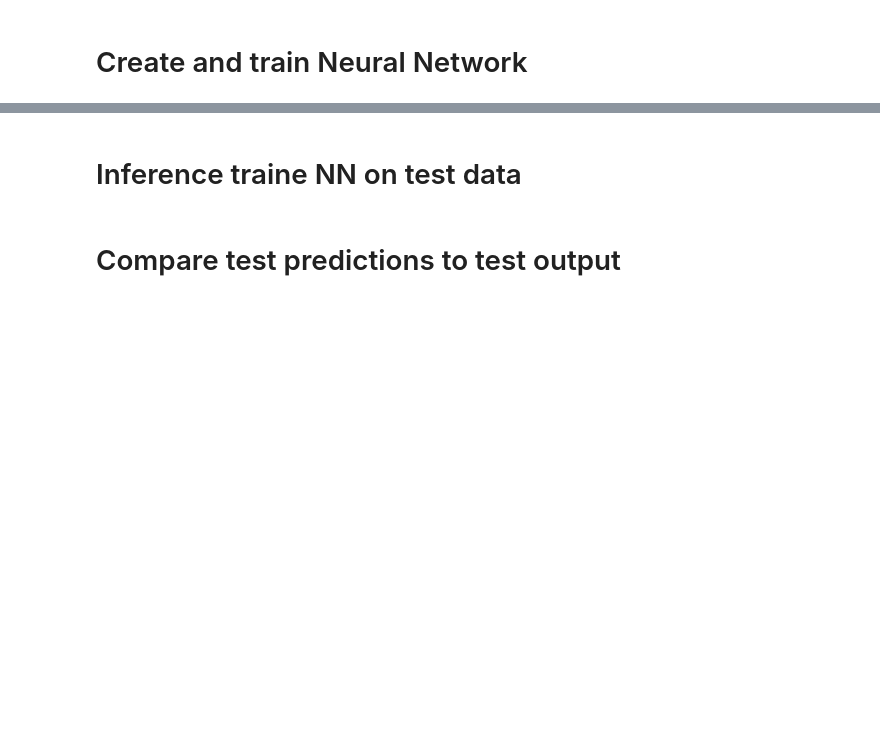
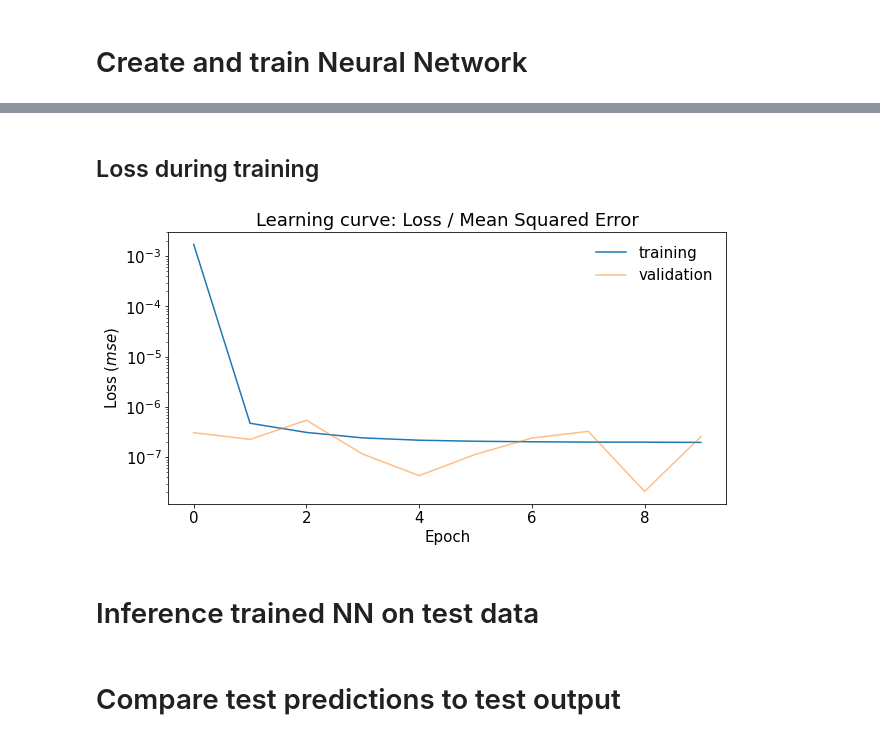
Before and after one commit to mrnorman/miniWeatherML, a Jupyter notebook: experiments/supercell_kessler_surrogate/jupyter_notebooks/kessler_singlecell_train_example.ipynb, the cells around one changed output, grey strips where cells are left out. Cells and saved outputs as stored; diff of their text form; code cells hidden in the pictures; blank space fills up the shorter version.

```diff
--- a/experiments/supercell_kessler_surrogate/jupyter_notebooks/kessler_singlecell_train_example.ipynb
+++ b/experiments/supercell_kessler_surrogate/jupyter_notebooks/kessler_singlecell_train_example.ipynb
@@ -146,5 +191,18 @@ Epoch 10/10
+# %% [markdown]
+## Loss during training
+# %%
+plt.rcParams.update({'font.size': 15})
+fig, axs = plt.subplots(1,figsize=(10,5),facecolor="1")
+axs.set_title('Learning curve: Loss / Mean Squared Error')
+axs.plot(history.history['loss'], label='training')
+axs.plot(history.history['val_loss'], label='validation', alpha=0.5)
+axs.set_xlabel('Epoch'); axs.set_ylabel(f'Loss ($mse$)')
+axs.set_yscale('log')
+axs.legend(frameon=False);
+# %% [output]
+[figure, added]
 # %% [markdown]
-# Inference traine NN on test data
+# Inference trained NN on test data
 # %%
 predict_test = model.predict( input_test )
 # %% [markdown]
```
Also changed, not shown: parts of 8 cells of this notebook.
